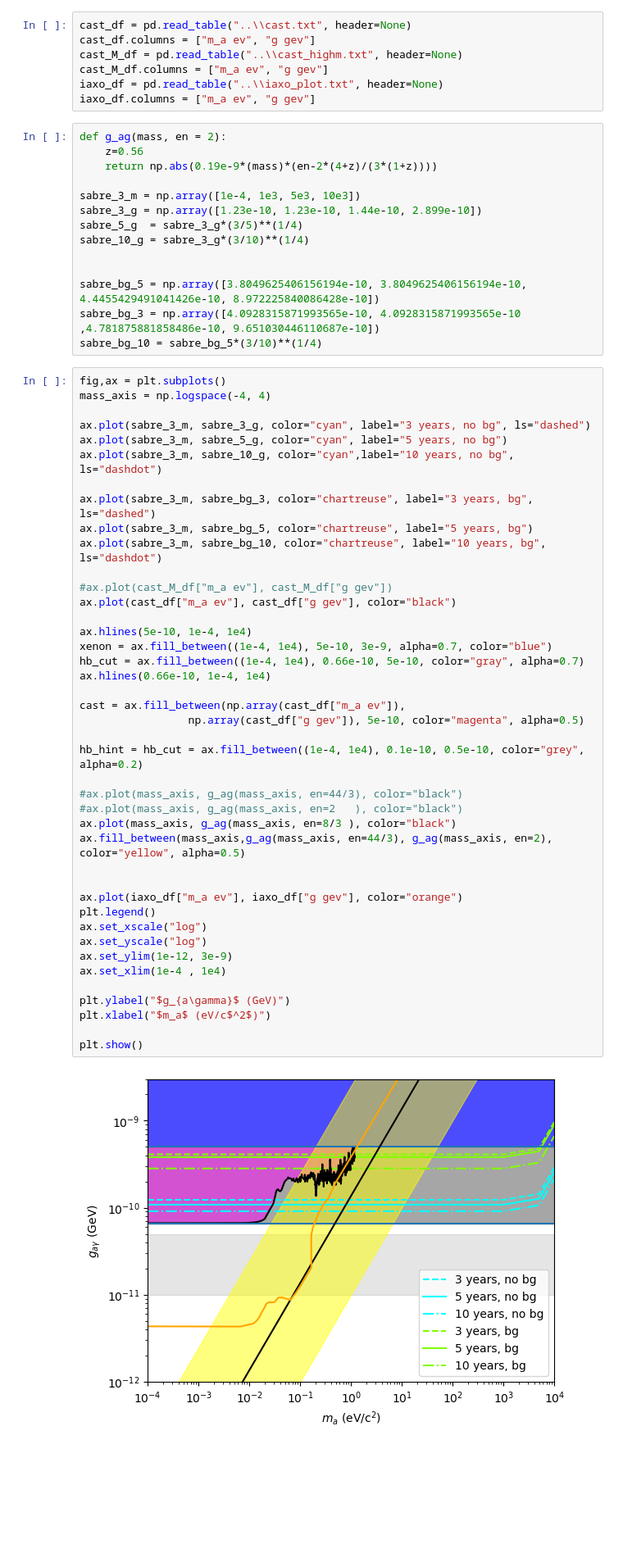
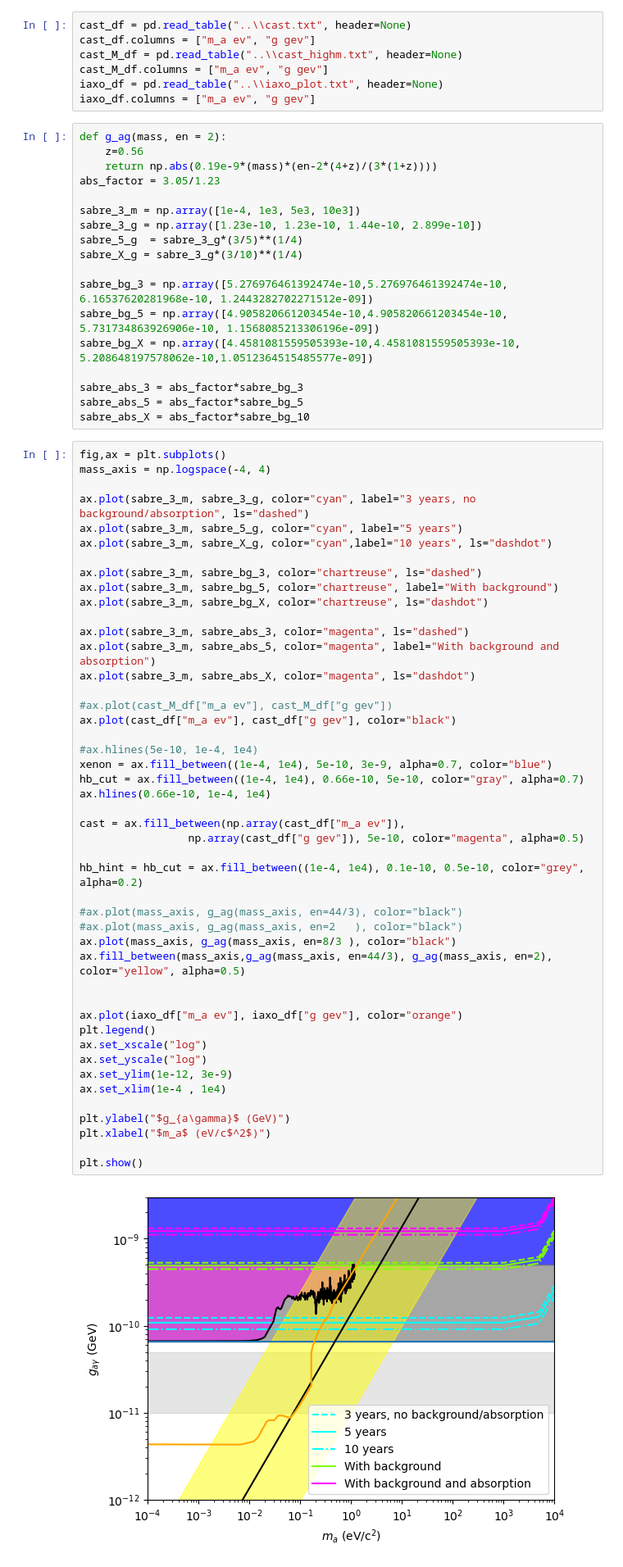
Before and after one commit to Taaseen-Islam-u7121940/Axion-Flux, a Jupyter notebook: Code/result_plots.ipynb, the cells around one changed output. Shown: that part at 82% size. Saved outputs shown, nothing was run; the diff lists cells and outputs as text; blank space fills up the shorter version.

Commit message:
Cleaned modules, added final exclusion plot vals

```diff
--- a/Code/result_plots.ipynb
+++ b/Code/result_plots.ipynb
@@ -19,57 +19,65 @@ iaxo_df.columns = ["m_a ev", "g gev"]
 def g_ag(mass, en = 2):
     z=0.56
     return np.abs(0.19e-9*(mass)*(en-2*(4+z)/(3*(1+z))))
+abs_factor = 3.05/1.23
 
 sabre_3_m = np.array([1e-4, 1e3, 5e3, 10e3])
 sabre_3_g = np.array([1.23e-10, 1.23e-10, 1.44e-10, 2.899e-10])
 sabre_5_g  = sabre_3_g*(3/5)**(1/4)
-sabre_10_g = sabre_3_g*(3/10)**(1/4)
+sabre_X_g = sabre_3_g*(3/10)**(1/4)
 
+sabre_bg_3 = np.array([5.276976461392474e-10,5.276976461392474e-10, 6.16537620281968e-10, 1.2443282702271512e-09])
+sabre_bg_5 = np.array([4.905820661203454e-10,4.905820661203454e-10, 5.731734863926906e-10, 1.1568085213306196e-09])
+sabre_bg_X = np.array([4.4581081559505393e-10,4.4581081559505393e-10, 5.208648197578062e-10,1.0512364515485577e-09])
 
-sabre_bg_5 = np.array([3.8049625406156194e-10, 3.8049625406156194e-10, 4.4455429491041426e-10, 8.972225840086428e-10])
-sabre_bg_3 = np.array([4.0928315871993565e-10, 4.0928315871993565e-10 ,4.781875881858486e-10, 9.651030446110687e-10])
-sabre_bg_10 = sabre_bg_5*(3/10)**(1/4)
+sabre_abs_3 = abs_factor*sabre_bg_3
+sabre_abs_5 = abs_factor*sabre_bg_5
+sabre_abs_X = abs_factor*sabre_bg_10
 # %%
 fig,ax = plt.subplots()
 mass_axis = np.logspace(-4, 4)
 
-ax.plot(sabre_3_m, sabre_3_g, color="cyan", label="3 years, no bg", ls="dashed")
-ax.plot(sabre_3_m, sabre_5_g, color="cyan", label="5 years, no bg")
-ax.plot(sabre_3_m, sabre_10_g, color="cyan",label="10 years, no bg", ls="dashdot")
+ax.plot(sabre_3_m, sabre_3_g, color="cyan", label="3 years, no background/absorption", ls="dashed")
+ax.plot(sabre_3_m, sabre_5_g, color="cyan", label="5 years")
+ax.plot(sabre_3_m, sabre_X_g, color="cyan",label="10 years", ls="dashdot")
 
-ax.plot(sabre_3_m, sabre_bg_3, color="chartreuse", label="3 years, bg", ls="dashed")
-ax.plot(sabre_3_m, sabre_bg_5, color="chartreuse", label="5 years, bg")
-ax.plot(sabre_3_m, sabre_bg_10, color="chartreuse", label="10 years, bg", ls="dashdot")
+ax.plot(sabre_3_m, sabre_bg_3, color="chartreuse", ls="dashed")
+ax.plot(sabre_3_m, sabre_bg_5, color="chartreuse", label="With background")
+ax.plot(sabre_3_m, sabre_bg_X, color="chartreuse", ls="dashdot")
+
+ax.plot(sabre_3_m, sabre_abs_3, color="magenta", ls="dashed")
+ax.plot(sabre_3_m, sabre_abs_5, color="magenta", label="With background and absorption")
+ax.plot(sabre_3_m, sabre_abs_X, color="magenta", ls="dashdot")
 
 #ax.plot(cast_M_df["m_a ev"], cast_M_df["g gev"])
 ax.plot(cast_df["m_a ev"], cast_df["g gev"], color="black")
 
-ax.hlines(5e-10, 1e-4, 1e4)
+#ax.hlines(5e-10, 1e-4, 1e4)
 xenon = ax.fill_between((1e-4, 1e4), 5e-10, 3e-9, alpha=0.7, color="blue")
 hb_cut = ax.fill_between((1e-4, 1e4), 0.66e-10, 5e-10, color="gray", alpha=0.7)
 ax.hlines(0.66e-10, 1e-4, 1e4)
 
 cast = ax.fill_between(np.array(cast_df["m_a ev"]),
                  np.array(cast_df["g gev"]), 5e-10, color="magenta", alpha=0.5)
 
 hb_hint = hb_cut = ax.fill_between((1e-4, 1e4), 0.1e-10, 0.5e-10, color="grey", alpha=0.2)
 
 #ax.plot(mass_axis, g_ag(mass_axis, en=44/3), color="black")
 #ax.plot(mass_axis, g_ag(mass_axis, en=2   ), color="black")
 ax.plot(mass_axis, g_ag(mass_axis, en=8/3 ), color="black")
 ax.fill_between(mass_axis,g_ag(mass_axis, en=44/3), g_ag(mass_axis, en=2), color="yellow", alpha=0.5)
 
 
 ax.plot(iaxo_df["m_a ev"], iaxo_df["g gev"], color="orange")
 plt.legend()
 ax.set_xscale("log")
 ax.set_yscale("log")
 ax.set_ylim(1e-12, 3e-9)
 ax.set_xlim(1e-4 , 1e4)
 
 plt.ylabel("$g_{a\gamma}$ (GeV)")
 plt.xlabel("$m_a$ (eV/c$^2$)")
 
 plt.show()
 # %% [output]
-[figure, old version]
+[figure, new version]
```
Also changed, not shown: 1 other file.
